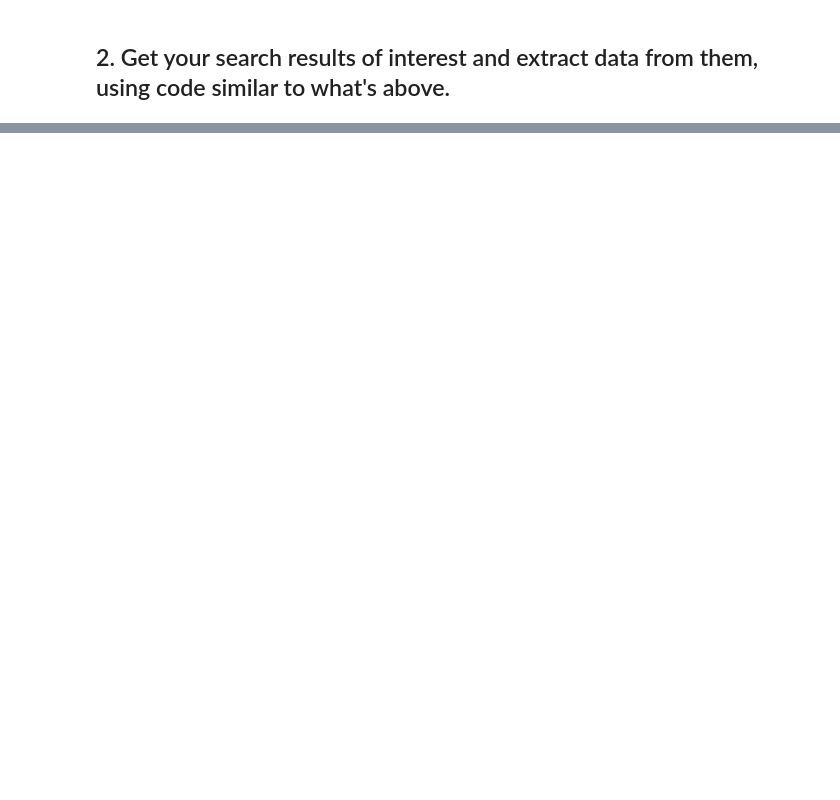
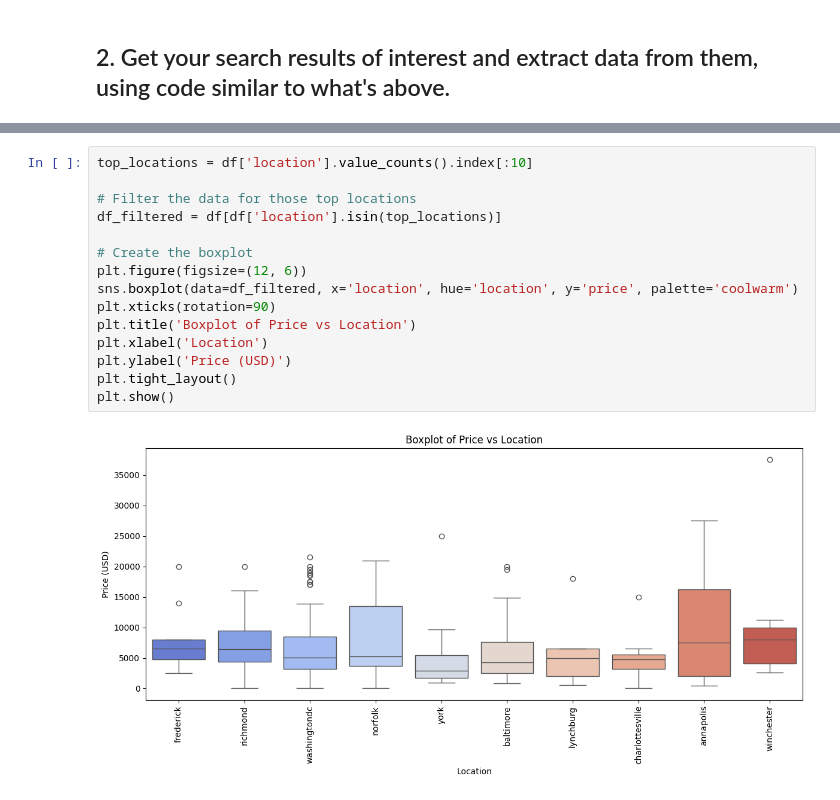
Before and after one commit to benyyeh/DS3001-labs, a Jupyter notebook: 02_scraping/lab_notebook.ipynb, the cells around one changed output, grey strips where cells are left out. Cells and saved outputs as stored; diff of their text form; blank space fills up the shorter version.

```diff
--- a/02_scraping/lab_notebook.ipynb
+++ b/02_scraping/lab_notebook.ipynb
@@ -403,0 +175,17 @@ Passing `palette` without assigning `hue` is deprecated and will be removed in v
+# %%
+top_locations = df['location'].value_counts().index[:10]
+
+# Filter the data for those top locations
+df_filtered = df[df['location'].isin(top_locations)]
+
+# Create the boxplot
+plt.figure(figsize=(12, 6))
+sns.boxplot(data=df_filtered, x='location', hue='location', y='price', palette='coolwarm')
+plt.xticks(rotation=90)
+plt.title('Boxplot of Price vs Location')
+plt.xlabel('Location')
+plt.ylabel('Price (USD)')
+plt.tight_layout()
+plt.show()
+# %% [output]
+[figure, added]
```
Also changed, not shown: parts of 37 cells of this notebook, 1 other file.
